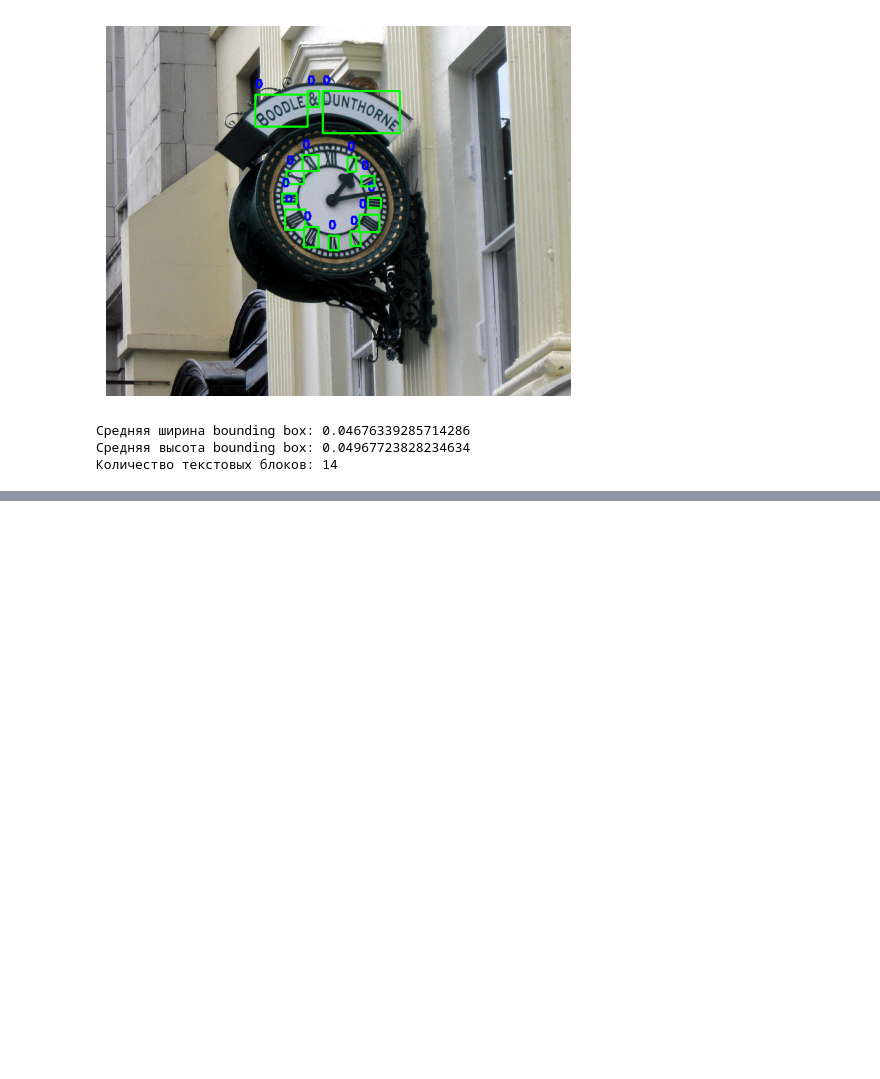
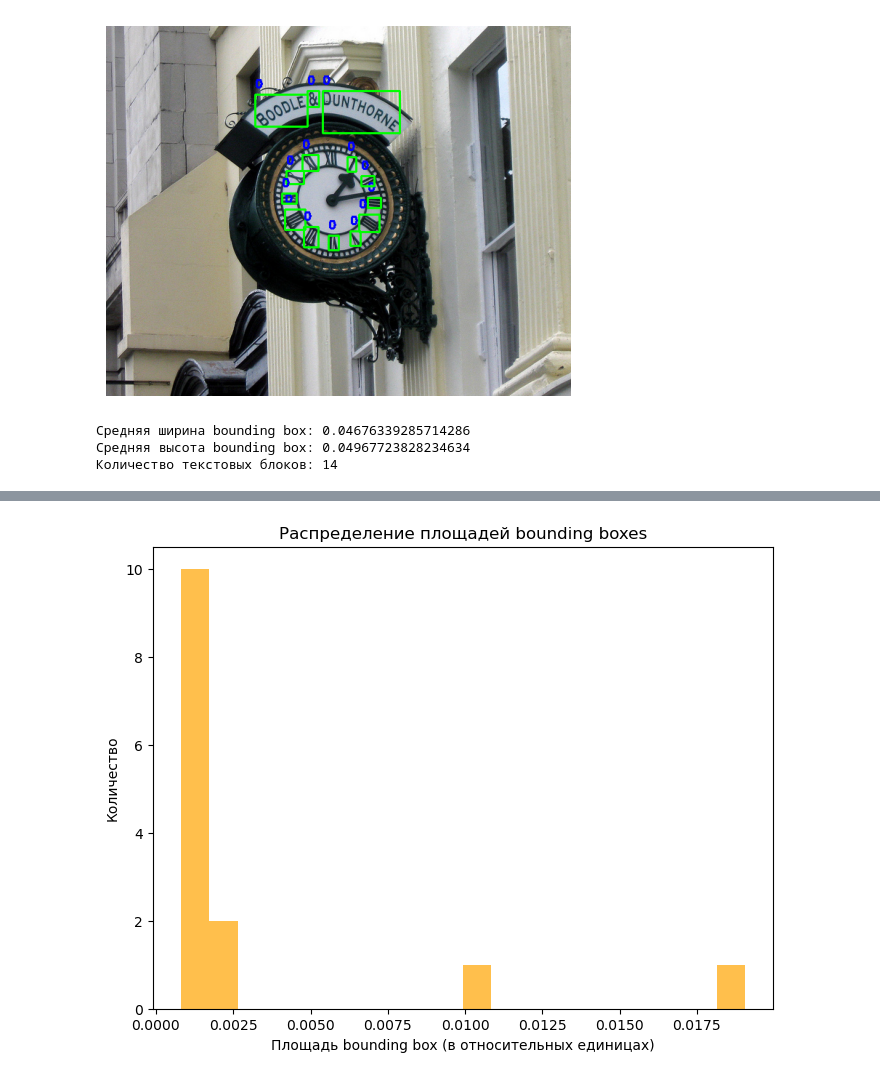
Before and after one commit to IlyaAbramychev/Recognition_of_text, a Jupyter notebook: analysis_image.ipynb, the cells around one changed output, grey strips where cells are left out. Saved outputs shown, nothing was run; the diff lists cells and outputs as text; code cells hidden in the pictures; blank space fills up the shorter version.

```diff
--- a/analysis_image.ipynb
+++ b/analysis_image.ipynb
@@ -86,0 +127,13 @@ print(f"Количество текстовых блоков: {num_boxes}")
+# %%
+def plot_bbox_area_distribution(widths, heights):
+    areas = np.array(widths) * np.array(heights)
+    plt.figure(figsize=(8, 6))
+    plt.hist(areas, bins=20, color='orange', alpha=0.7)
+    plt.title('Распределение площадей bounding boxes')
+    plt.xlabel('Площадь bounding box (в относительных единицах)')
+    plt.ylabel('Количество')
+    plt.show()
+
+plot_bbox_area_distribution(widths, heights)
+# %% [output]
+[figure, added]
```
Also changed, not shown: parts of 2 cells of this notebook.
